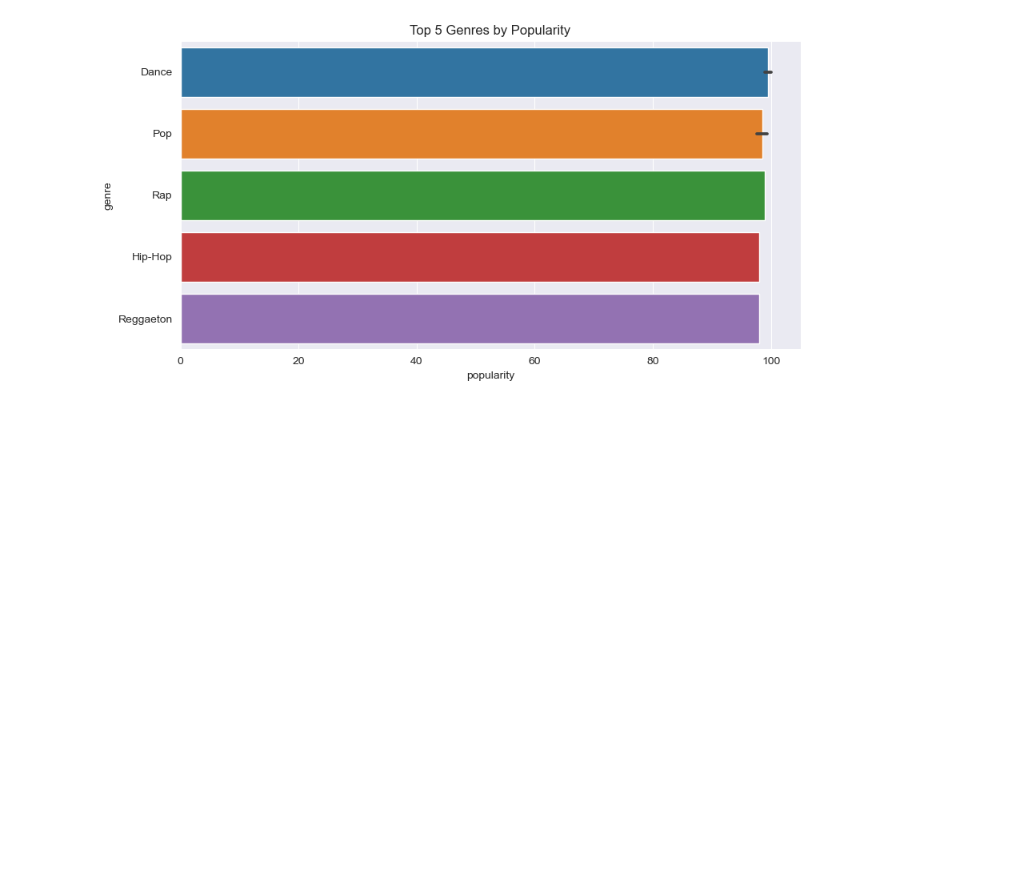
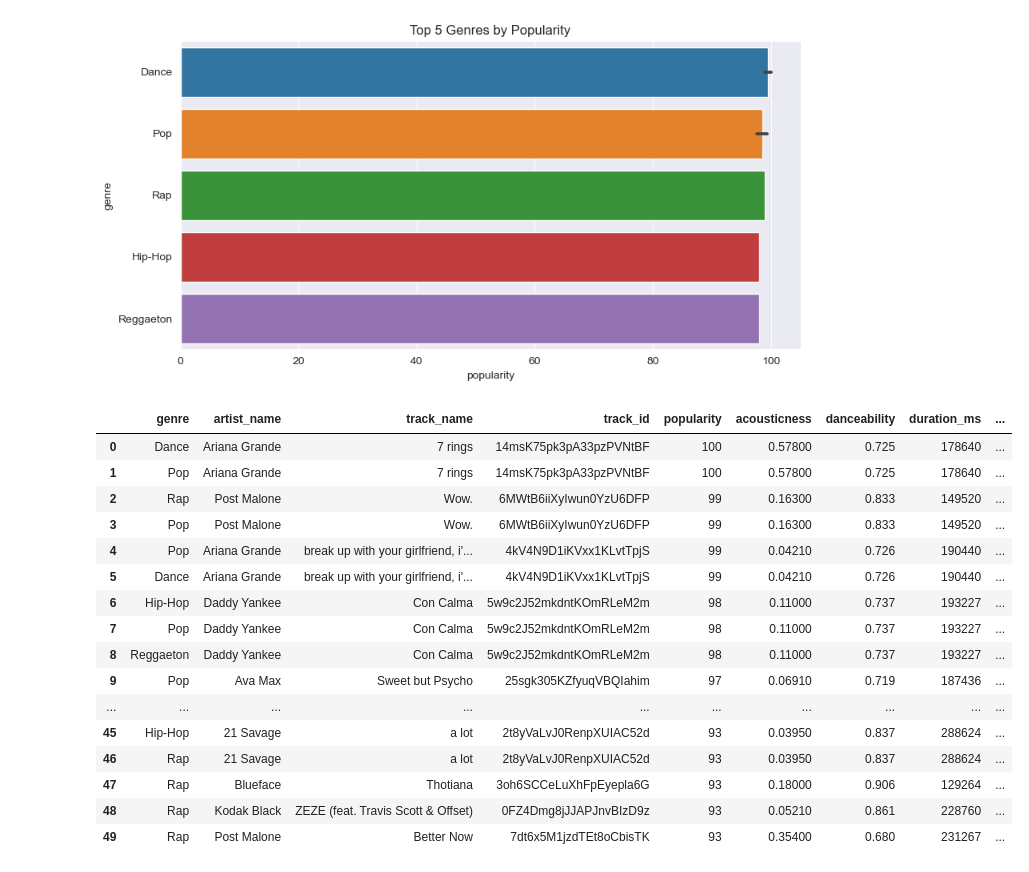
Before and after one commit to shaunakjuvekar/spotify_playground, a Jupyter notebook: data_analysis.ipynb, the cells around one changed output. Drawn from its saved outputs; the diff is of its cells as text; code cells hidden in the pictures; blank space fills up the shorter version.

```diff
--- a/data_analysis.ipynb
+++ b/data_analysis.ipynb
@@ -159,3 +159,24 @@ sns.barplot(y = 'genre', x = 'popularity', data = famous).set(title = 'Top 5 Gen
 # %% [output]
 [Text(0.5, 1.0, 'Top 5 Genres by Popularity')]
 [figure]
+# %%
+popular_songs = df_tracks.sort_values('popularity', ascending=False).reset_index(drop=True).head(50)
+popular_songs
+# %% [output]
+|  | genre | artist_name | track_name | track_id | popularity | acousticness | danceability | duration_ms | ... |
+| 0 | Dance | Ariana Grande | 7 rings | 14msK75pk3pA33pzPVNtBF | 100 | 0.57800 | 0.725 | 178640 | ... |
+| 1 | Pop | Ariana Grande | 7 rings | 14msK75pk3pA33pzPVNtBF | 100 | 0.57800 | 0.725 | 178640 | ... |
+| 2 | Rap | Post Malone | Wow. | 6MWtB6iiXyIwun0YzU6DFP | 99 | 0.16300 | 0.833 | 149520 | ... |
+| 3 | Pop | Post Malone | Wow. | 6MWtB6iiXyIwun0YzU6DFP | 99 | 0.16300 | 0.833 | 149520 | ... |
+| 4 | Pop | Ariana Grande | break up with your girlfriend, i'... | 4kV4N9D1iKVxx1KLvtTpjS | 99 | 0.04210 | 0.726 | 190440 | ... |
+| 5 | Dance | Ariana Grande | break up with your girlfriend, i'... | 4kV4N9D1iKVxx1KLvtTpjS | 99 | 0.04210 | 0.726 | 190440 | ... |
+| 6 | Hip-Hop | Daddy Yankee | Con Calma | 5w9c2J52mkdntKOmRLeM2m | 98 | 0.11000 | 0.737 | 193227 | ... |
+| 7 | Pop | Daddy Yankee | Con Calma | 5w9c2J52mkdntKOmRLeM2m | 98 | 0.11000 | 0.737 | 193227 | ... |
+| 8 | Reggaeton | Daddy Yankee | Con Calma | 5w9c2J52mkdntKOmRLeM2m | 98 | 0.11000 | 0.737 | 193227 | ... |
+| 9 | Pop | Ava Max | Sweet but Psycho | 25sgk305KZfyuqVBQIahim | 97 | 0.06910 | 0.719 | 187436 | ... |
+| ... | ... | ... | ... | ... | ... | ... | ... | ... | ... |
+| 45 | Hip-Hop | 21 Savage | a lot | 2t8yVaLvJ0RenpXUIAC52d | 93 | 0.03950 | 0.837 | 288624 | ... |
+| 46 | Rap | 21 Savage | a lot | 2t8yVaLvJ0RenpXUIAC52d | 93 | 0.03950 | 0.837 | 288624 | ... |
+| 47 | Rap | Blueface | Thotiana | 3oh6SCCeLuXhFpEyepla6G | 93 | 0.18000 | 0.906 | 129264 | ... |
+| 48 | Rap | Kodak Black | ZEZE (feat. Travis Scott & Offset) | 0FZ4Dmg8jJJAPJnvBIzD9z | 93 | 0.05210 | 0.861 | 228760 | ... |
+| 49 | Rap | Post Malone | Better Now | 7dt6x5M1jzdTEt8oCbisTK | 93 | 0.35400 | 0.680 | 231267 | ... |
```
Also changed, not shown: parts of 3 cells of this notebook, 1 other file.
